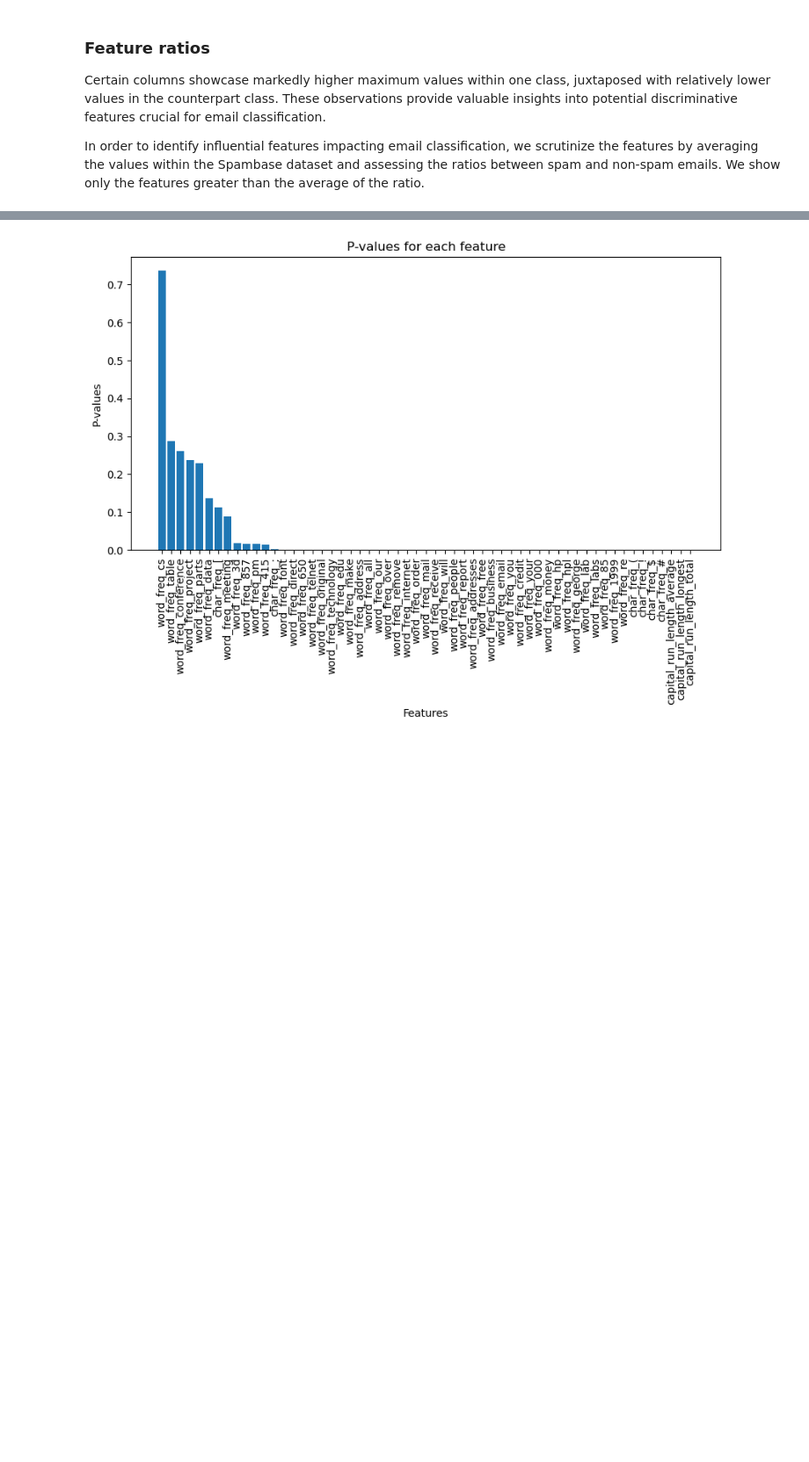
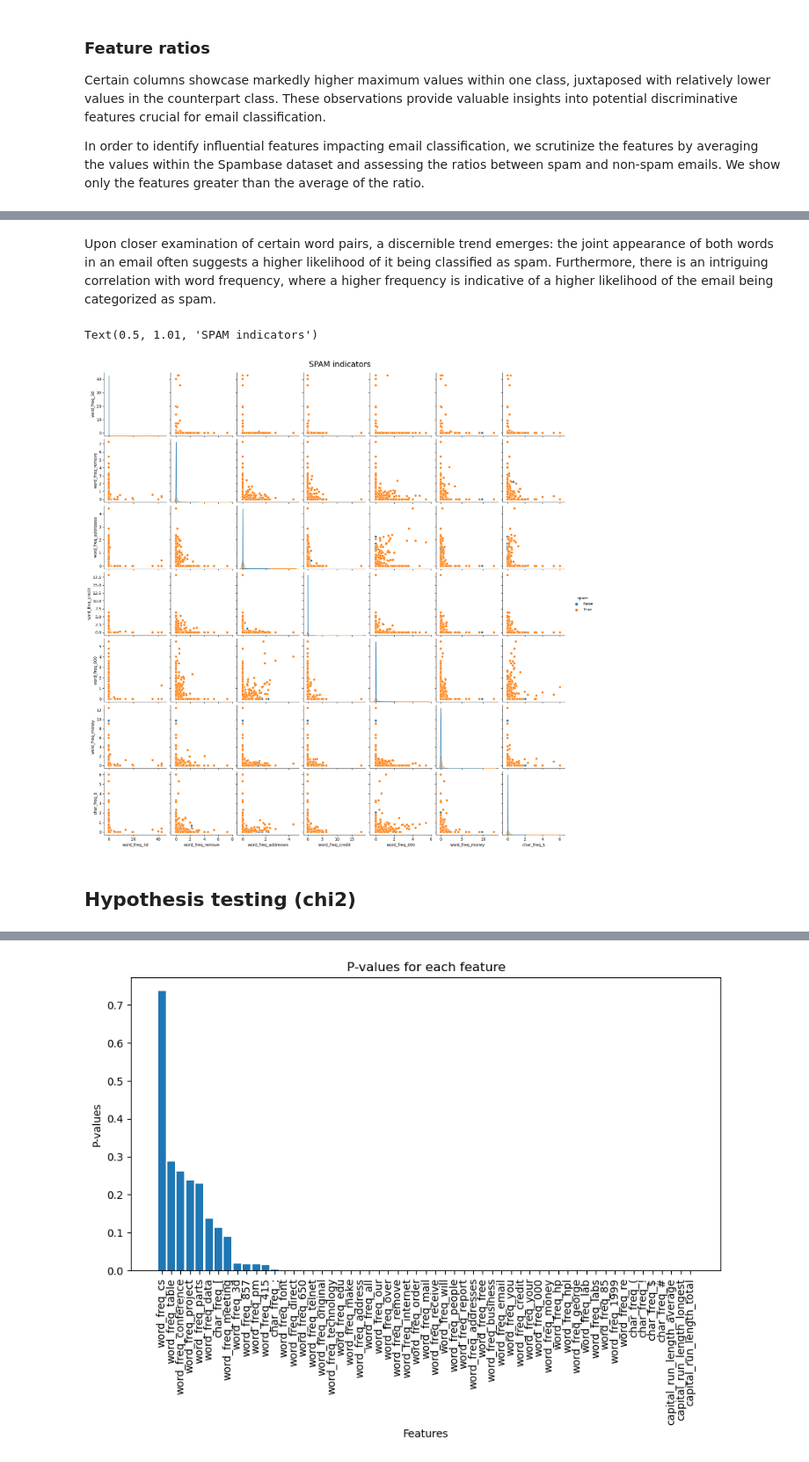
Before and after one commit to rosarioscavo/UCI-Spambase, a Jupyter notebook: uci_spambase.ipynb, the cells around one changed output, grey strips where cells are left out. Shown: that part at 88% size. Saved outputs shown, nothing was run; the diff lists cells and outputs as text; code cells hidden in the pictures; blank space fills up the shorter version.

```diff
--- a/uci_spambase.ipynb
+++ b/uci_spambase.ipynb
@@ -269,0 +274,4 @@ ok
+# %%
+spam_indicators = list(selected_spam_diff.index.values)
+spam_indicators.append('spam')
+spam_indicators
@@ -269,0 +287,12 @@ ok
+# %% [markdown]
+Upon closer examination of certain word pairs, a discernible trend emerges: the joint appearance of both words in an email often suggests a higher likelihood of it being classified as spam. Furthermore, there is an intriguing correlation with word frequency, where a higher frequency is indicative of a higher likelihood of the email being categorized as spam.
+# %%
+import seaborn as sns
+
+pair_spam = sns.pairplot(data[spam_indicators].iloc[::-1], hue="spam")
+pair_spam.fig.suptitle('SPAM indicators', y=1.01, fontsize=20)
+# %% [output]
+Text(0.5, 1.01, 'SPAM indicators')
+[figure, added]
+# %% [markdown]
+## Hypothesis testing (chi2) <a id="hypothesis-testing"></a>
```
Also changed, not shown: parts of 15 cells of this notebook.
